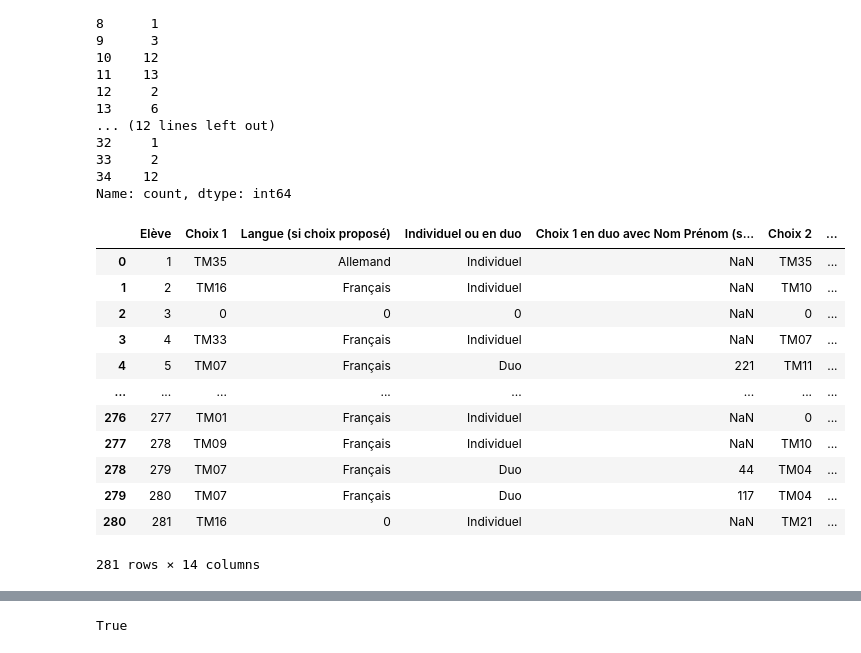
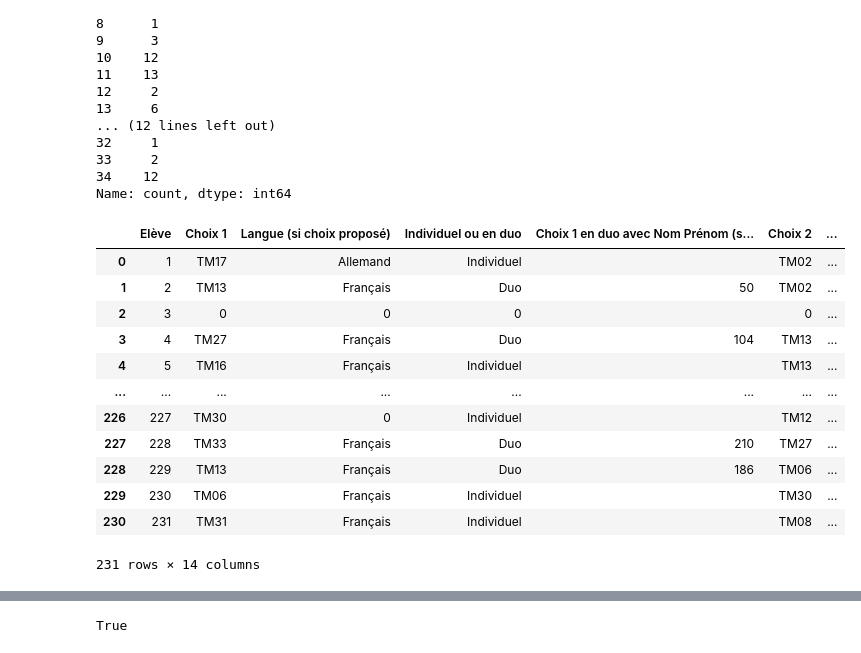
Before and after one commit to RadoTheProgrammer/TM-code, a Jupyter notebook: sandbox.ipynb, the cells around one changed output, grey strips where cells are left out. Cells and saved outputs as stored; diff of their text form; code cells hidden in the pictures.

Commit message:
année 2 test

```diff
--- a/sandbox.ipynb
+++ b/sandbox.ipynb
@@ -306,20 +306,20 @@ Name: count, dtype: int64
 # %%
 import pandas as pd
 import numpy as np
 
-df = pd.read_excel(r"Donnees_TMs\Année 1\TM année 1_voeux élèves.xlsx")
+df = pd.read_excel(r"Donnees_TMs\Année 2\TM année 2_voeux élèves.xlsx")
 df
 # %% [output]
 |  | Elève | Choix 1 | Langue (si choix proposé) | Individuel ou en duo | Choix 1 en duo avec Nom Prénom (s... | Choix 2 | ... |
-| 0 | 1 | TM35 | Allemand | Individuel | NaN | TM35 | ... |
-| 1 | 2 | TM16 | Français | Individuel | NaN | TM10 | ... |
-| 2 | 3 | 0 | 0 | 0 | NaN | 0 | ... |
-| 3 | 4 | TM33 | Français | Individuel | NaN | TM07 | ... |
-| 4 | 5 | TM07 | Français | Duo | 221 | TM11 | ... |
+| 0 | 1 | TM17 | Allemand | Individuel |  | TM02 | ... |
+| 1 | 2 | TM13 | Français | Duo | 50 | TM02 | ... |
+| 2 | 3 | 0 | 0 | 0 |  | 0 | ... |
+| 3 | 4 | TM27 | Français | Duo | 104 | TM13 | ... |
+| 4 | 5 | TM16 | Français | Individuel |  | TM13 | ... |
 | ... | ... | ... | ... | ... | ... | ... | ... |
-| 276 | 277 | TM01 | Français | Individuel | NaN | 0 | ... |
-| 277 | 278 | TM09 | Français | Individuel | NaN | TM10 | ... |
-| 278 | 279 | TM07 | Français | Duo | 44 | TM04 | ... |
-| 279 | 280 | TM07 | Français | Duo | 117 | TM04 | ... |
-| 280 | 281 | TM16 | 0 | Individuel | NaN | TM21 | ... |
+| 226 | 227 | TM30 | 0 | Individuel |  | TM12 | ... |
+| 227 | 228 | TM33 | Français | Duo | 210 | TM27 | ... |
+| 228 | 229 | TM13 | Français | Duo | 186 | TM06 | ... |
+| 229 | 230 | TM06 | Français | Individuel |  | TM30 | ... |
+| 230 | 231 | TM31 | Français | Individuel |  | TM08 | ... |
-281 rows × 14 columns
+231 rows × 14 columns
```
Also changed, not shown: parts of 3 cells of this notebook, 4 other files.
